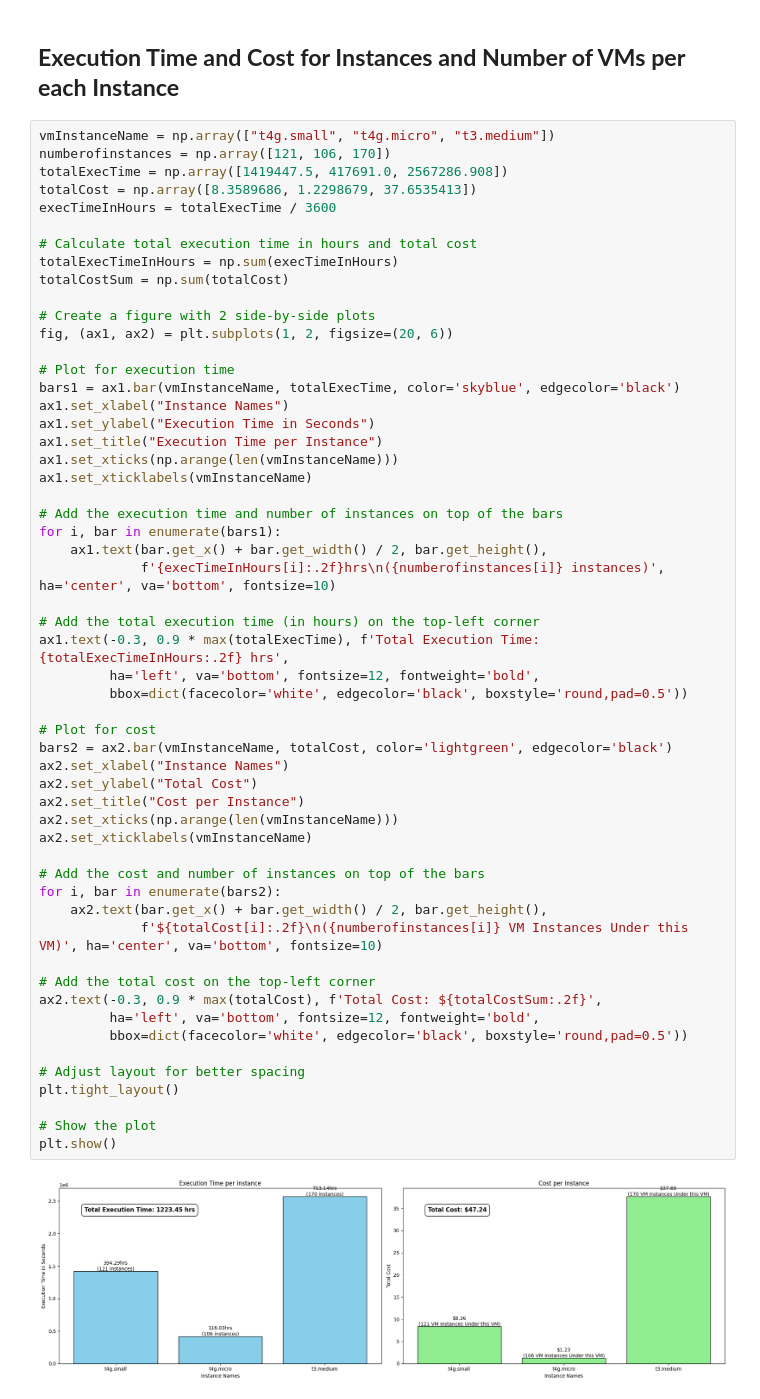
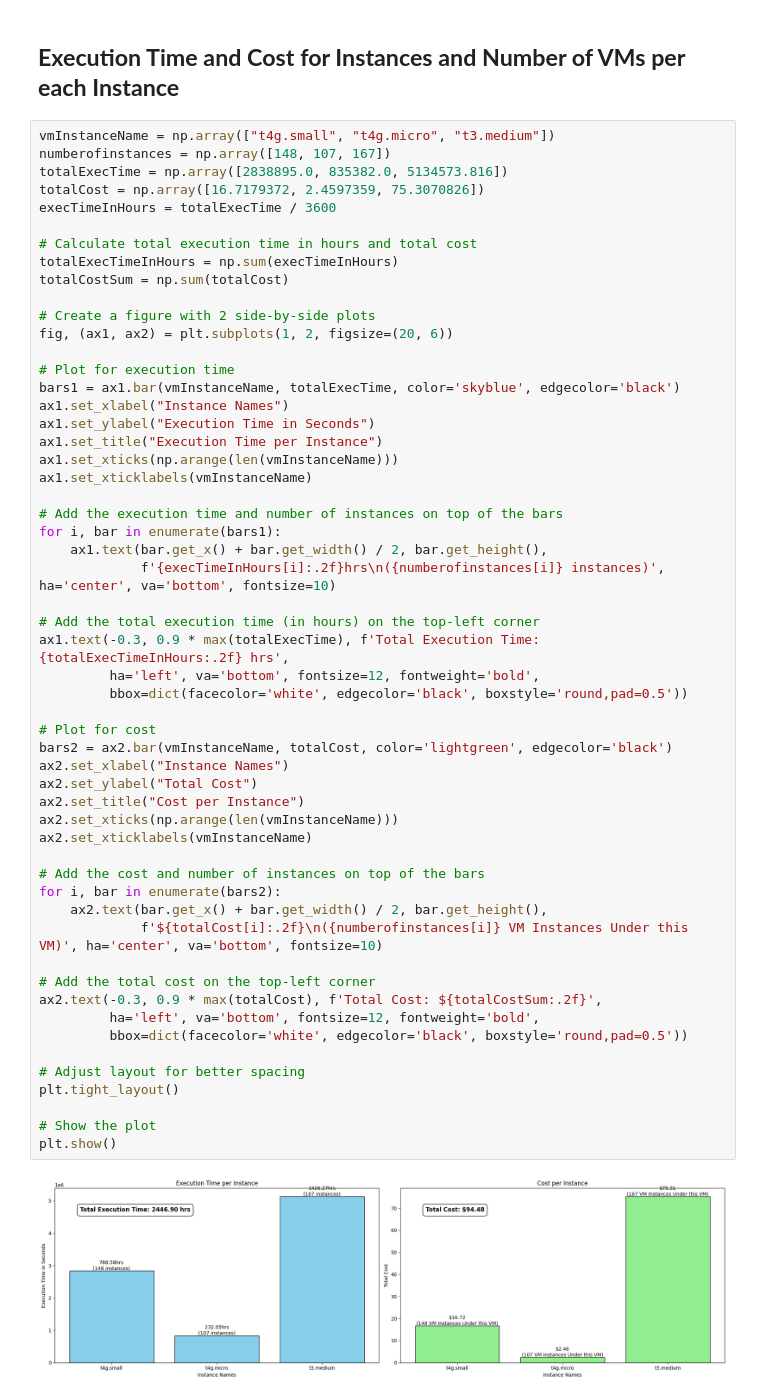
Before and after one commit to AvishkaSandeepa/CloudSimProject, a Jupyter notebook: python-code/cloudsim_histogram.ipynb, the cells around one changed output. Saved outputs shown, nothing was run; the diff lists cells and outputs as text.

```diff
--- a/python-code/cloudsim_histogram.ipynb
+++ b/python-code/cloudsim_histogram.ipynb
@@ -52,9 +52,9 @@ plt.show()
 ## **Execution Time and Cost for Instances and Number of VMs per each Instance**
 # %%
 vmInstanceName = np.array(["t4g.small", "t4g.micro", "t3.medium"])
-numberofinstances = np.array([121, 106, 170])
-totalExecTime = np.array([1419447.5, 417691.0, 2567286.908])
-totalCost = np.array([8.3589686, 1.2298679, 37.6535413])
+numberofinstances = np.array([148, 107, 167])
+totalExecTime = np.array([2838895.0, 835382.0, 5134573.816])
+totalCost = np.array([16.7179372, 2.4597359, 75.3070826])
 execTimeInHours = totalExecTime / 3600
 
 # Calculate total execution time in hours and total cost
@@ -79,31 +79,31 @@ for i, bar in enumerate(bars1):
 
 # Add the total execution time (in hours) on the top-left corner
 ax1.text(-0.3, 0.9 * max(totalExecTime), f'Total Execution Time: {totalExecTimeInHours:.2f} hrs',
          ha='left', va='bottom', fontsize=12, fontweight='bold',
          bbox=dict(facecolor='white', edgecolor='black', boxstyle='round,pad=0.5'))
 
 # Plot for cost
 bars2 = ax2.bar(vmInstanceName, totalCost, color='lightgreen', edgecolor='black')
 ax2.set_xlabel("Instance Names")
 ax2.set_ylabel("Total Cost")
 ax2.set_title("Cost per Instance")
 ax2.set_xticks(np.arange(len(vmInstanceName)))
 ax2.set_xticklabels(vmInstanceName)
 
 # Add the cost and number of instances on top of the bars
 for i, bar in enumerate(bars2):
     ax2.text(bar.get_x() + bar.get_width() / 2, bar.get_height(),
              f'${totalCost[i]:.2f}\n({numberofinstances[i]} VM Instances Under this VM)', ha='center', va='bottom', fontsize=10)
 
 # Add the total cost on the top-left corner
 ax2.text(-0.3, 0.9 * max(totalCost), f'Total Cost: ${totalCostSum:.2f}',
          ha='left', va='bottom', fontsize=12, fontweight='bold',
          bbox=dict(facecolor='white', edgecolor='black', boxstyle='round,pad=0.5'))
 
 # Adjust layout for better spacing
 plt.tight_layout()
 
 # Show the plot
 plt.show()
 # %% [output]
-[figure, old version]
+[figure, new version]
```
Also changed, not shown: parts of 3 cells of this notebook.
